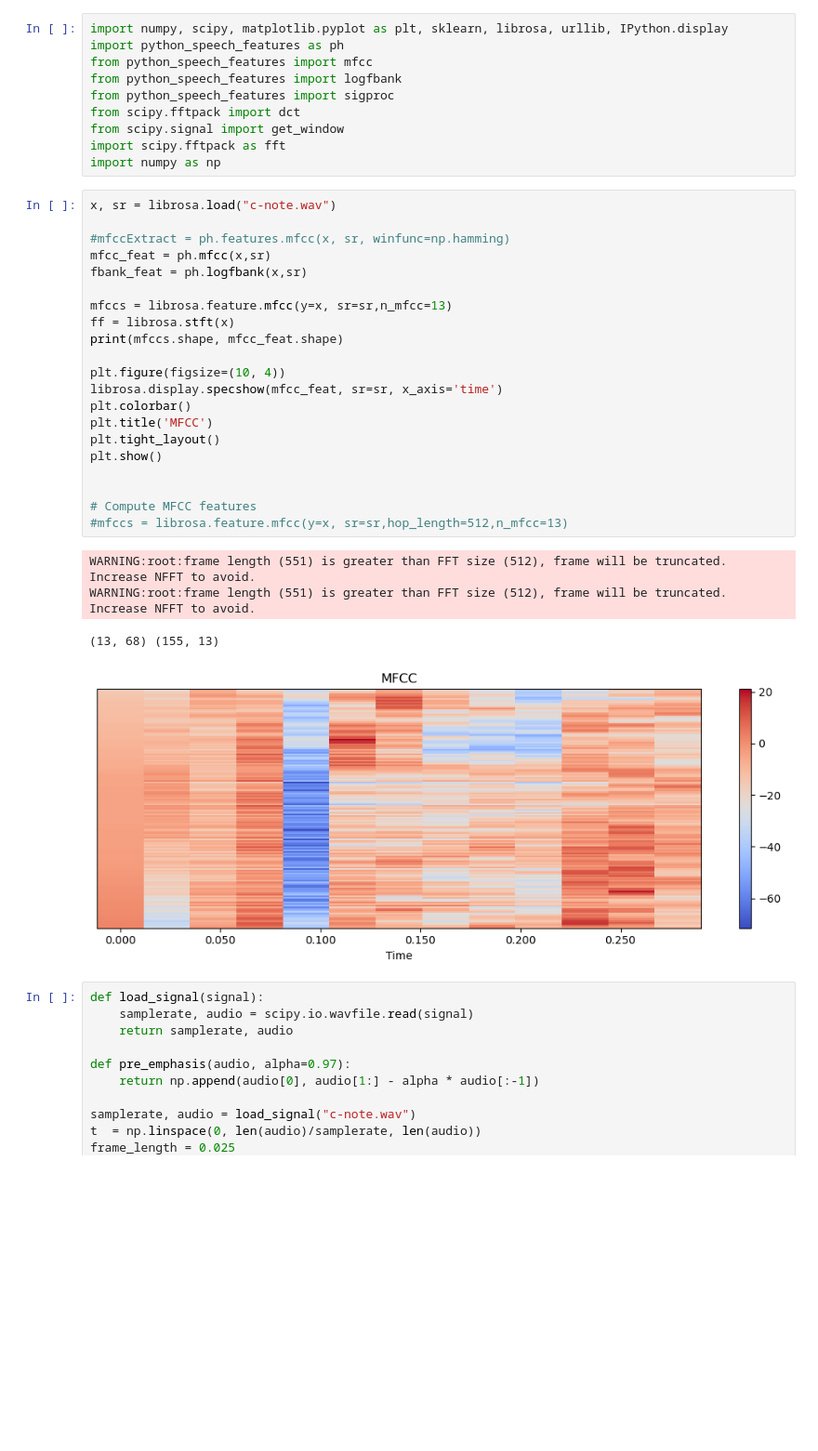
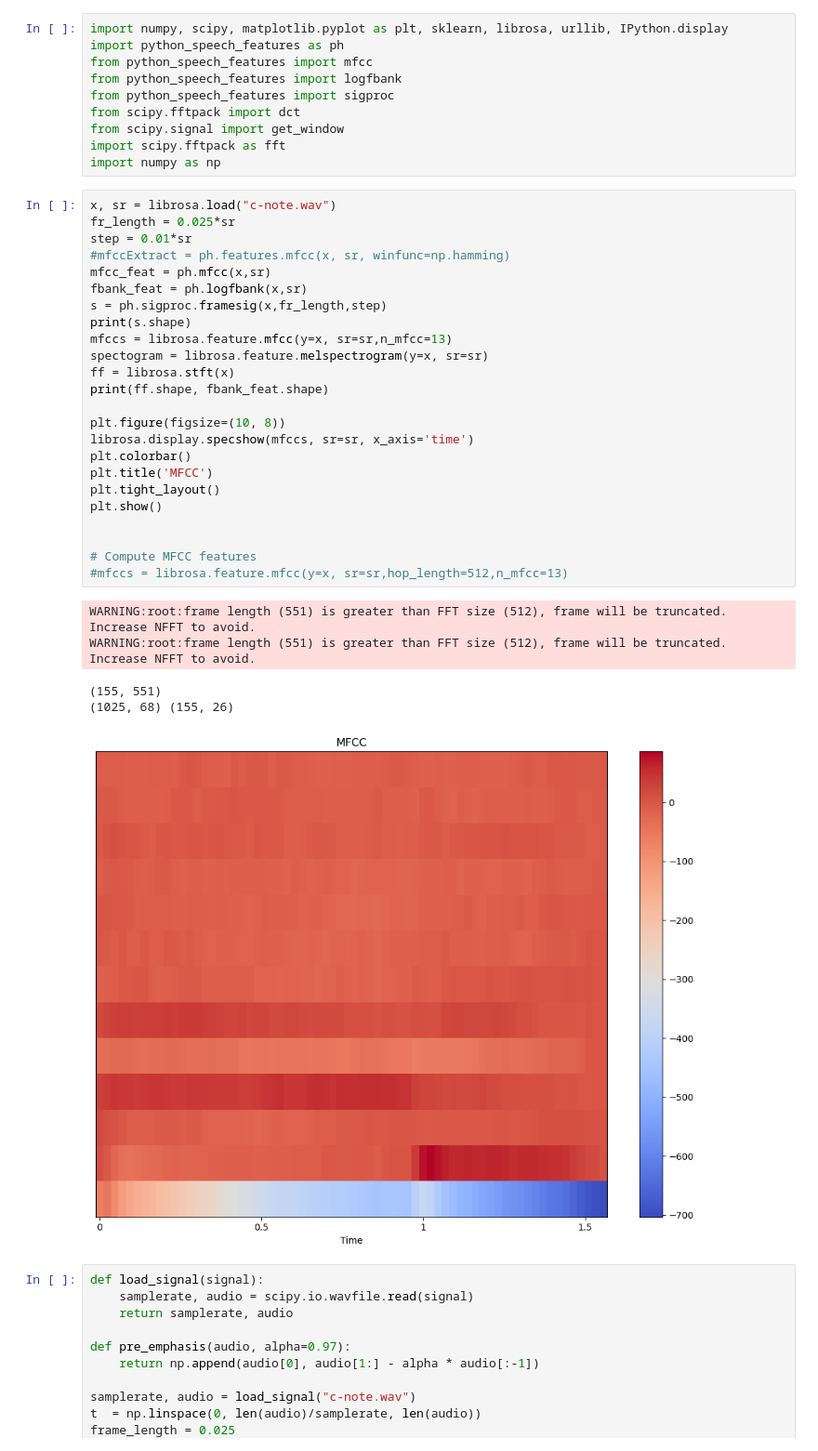
Before and after one commit to nushito/Math-for-Developers, a Jupyter notebook: MFC Project/Chernova.ipynb, the cells around one changed output. Shown at 93% size. Saved outputs shown, nothing was run; the diff lists cells and outputs as text; blank space fills up the shorter version.

Commit message:
MFCC final

```diff
--- a/MFC Project/Chernova.ipynb
+++ b/MFC Project/Chernova.ipynb
@@ -14,30 +14,34 @@ import scipy.fftpack as fft
 import numpy as np
 # %%
 x, sr = librosa.load("c-note.wav")
-
+fr_length = 0.025*sr
+step = 0.01*sr
 #mfccExtract = ph.features.mfcc(x, sr, winfunc=np.hamming)
 mfcc_feat = ph.mfcc(x,sr)
 fbank_feat = ph.logfbank(x,sr)
+s = ph.sigproc.framesig(x,fr_length,step)
+print(s.shape)
+mfccs = librosa.feature.mfcc(y=x, sr=sr,n_mfcc=13)
+spectogram = librosa.feature.melspectrogram(y=x, sr=sr)
+ff = librosa.stft(x)
+print(ff.shape, fbank_feat.shape)
 
-mfccs = librosa.feature.mfcc(y=x, sr=sr,n_mfcc=13)
-ff = librosa.stft(x)
-print(mfccs.shape, mfcc_feat.shape)
-
-plt.figure(figsize=(10, 4))
-librosa.display.specshow(mfcc_feat, sr=sr, x_axis='time')
+plt.figure(figsize=(10, 8))
+librosa.display.specshow(mfccs, sr=sr, x_axis='time')
 plt.colorbar()
 plt.title('MFCC')
 plt.tight_layout()
 plt.show()
 
 
 # Compute MFCC features
 #mfccs = librosa.feature.mfcc(y=x, sr=sr,hop_length=512,n_mfcc=13)
 # %% [output]
 WARNING:root:frame length (551) is greater than FFT size (512), frame will be truncated. Increase NFFT to avoid.
 WARNING:root:frame length (551) is greater than FFT size (512), frame will be truncated. Increase NFFT to avoid.
-(13, 68) (155, 13)
+(155, 551)
+(1025, 68) (155, 26)
-[figure, old version]
+[figure, new version]
 # %%
 def load_signal(signal):
     samplerate, audio = scipy.io.wavfile.read(signal)
```
